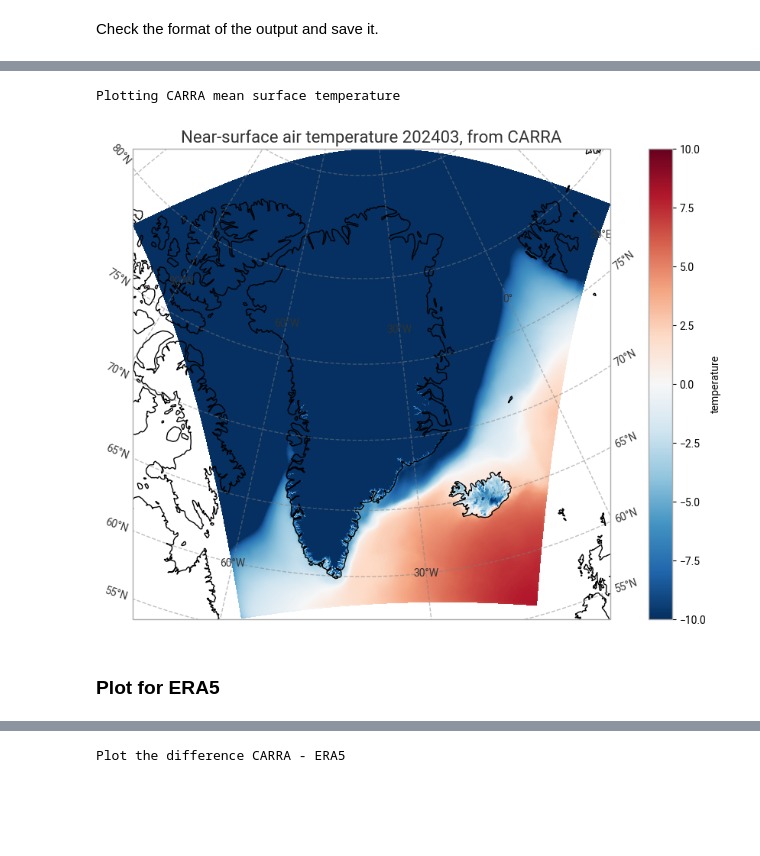
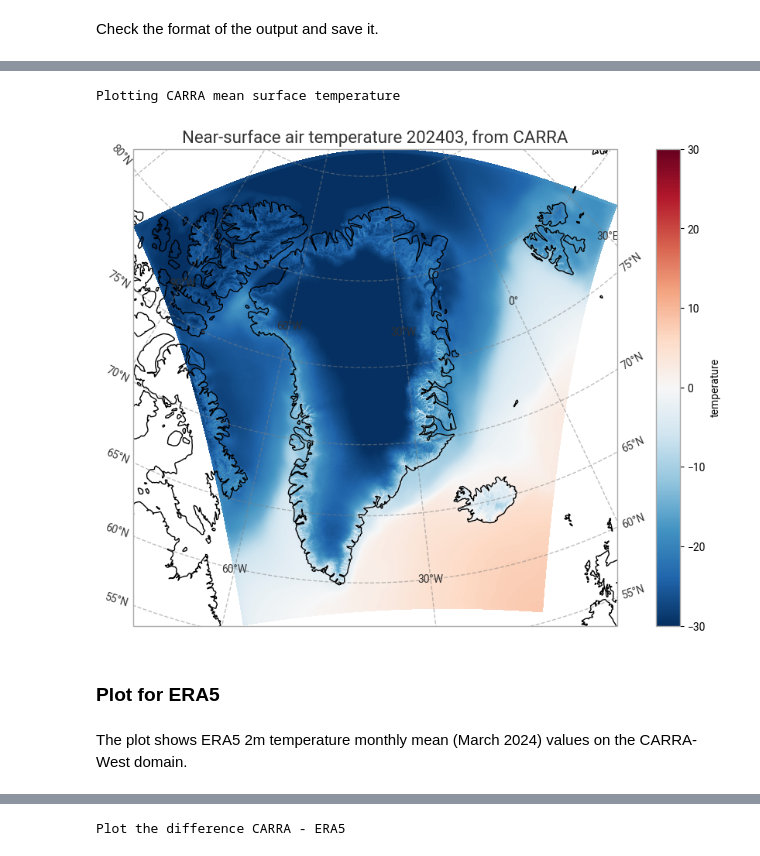
Before and after one commit to ecmwf-training/c3s-training-submodule-reanalysis, a Jupyter notebook: carra-era5-request-compare-t2m.ipynb, the cells around one changed output, grey strips where cells are left out. Cells and saved outputs as stored; diff of their text form; code cells hidden in the pictures; blank space fills up the shorter version.

Commit message:
Tweaks to CARRA notebook including additional text from Andras

```diff
--- a/carra-era5-request-compare-t2m.ipynb
+++ b/carra-era5-request-compare-t2m.ipynb
@@ -328,25 +327,27 @@ Done.
 # %%
 print("Plotting CARRA mean surface temperature")
 # create the figure panel and the map using the Cartopy Lambert conformal projection
 fig, ax = plt.subplots(1, 1, figsize = (16, 8), subplot_kw={'projection': ccrs.LambertConformal(central_latitude=70.0, central_longitude=-40.0)})
 
 # Plot the data
 im = plt.pcolormesh(CARRA_mean_C.longitude, CARRA_mean_C.latitude,CARRA_mean_C.t2m,
-                    transform = ccrs.PlateCarree(), cmap='RdBu_r', vmin=-10, vmax=10)
+                    transform = ccrs.PlateCarree(), cmap='RdBu_r', vmin=-30, vmax=30)
 
 # Set the figure title
 ax.set_title('Near-surface air temperature '+period+', from CARRA', fontsize=16)
 ax.coastlines(color='black')
 ax.gridlines(draw_labels=True, linewidth=1, color='gray', alpha=0.5, linestyle='--')
 
 # Specify the colourbar
 cbar = plt.colorbar(im,fraction=0.05, pad=0.04)
 cbar.set_label('temperature')
 # %% [output]
 Plotting CARRA mean surface temperature
-[figure, old version]
+[figure, new version]
 # %% [markdown]
 ### Plot for ERA5
+# %% [markdown]
+The plot shows ERA5 2m temperature monthly mean (March 2024) values on the CARRA-West domain.
 # %%
 
 print("Plotting ERA5 mean surface temperature")
```
Also changed, not shown: parts of 29 cells of this notebook.
